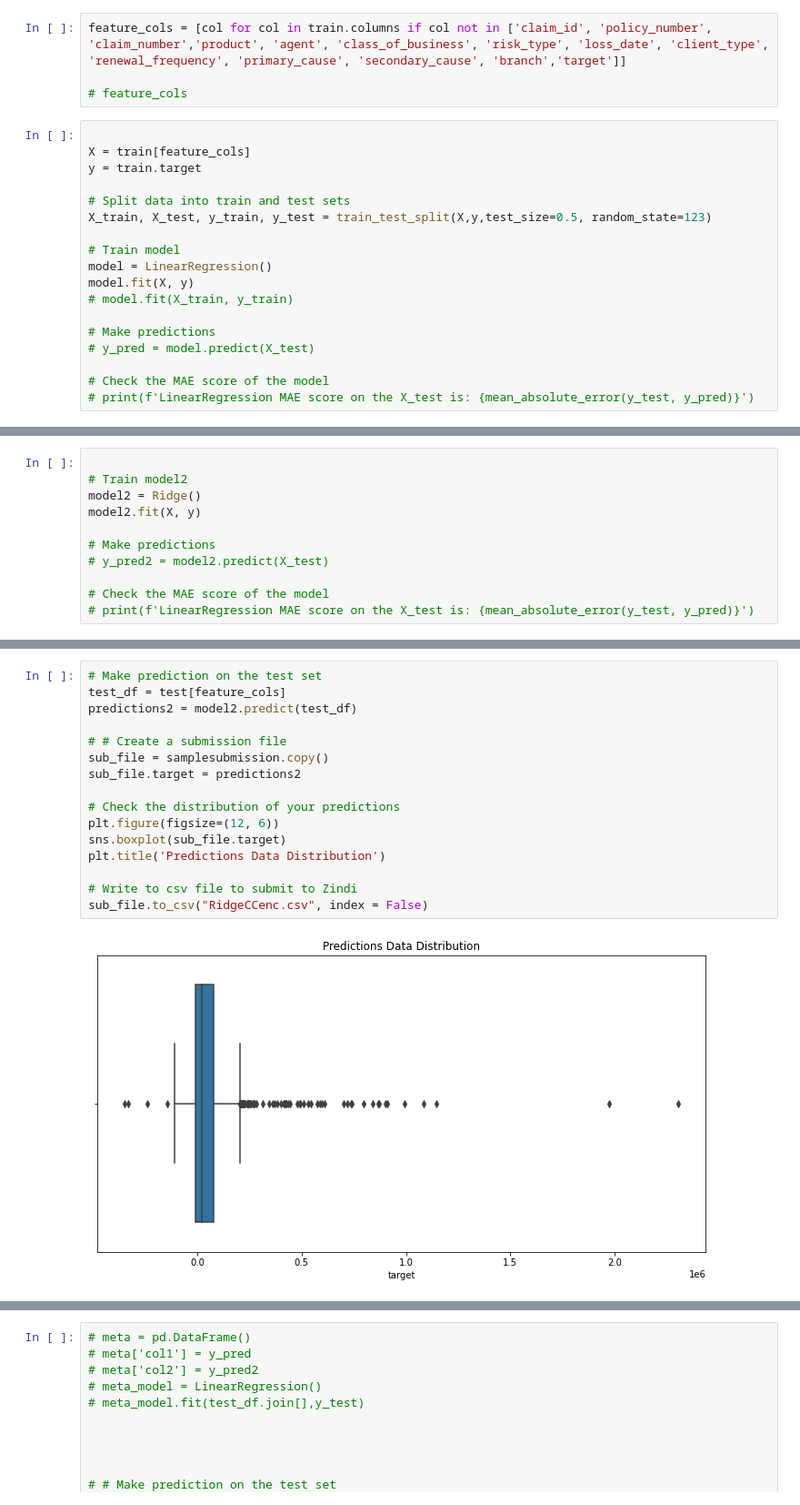
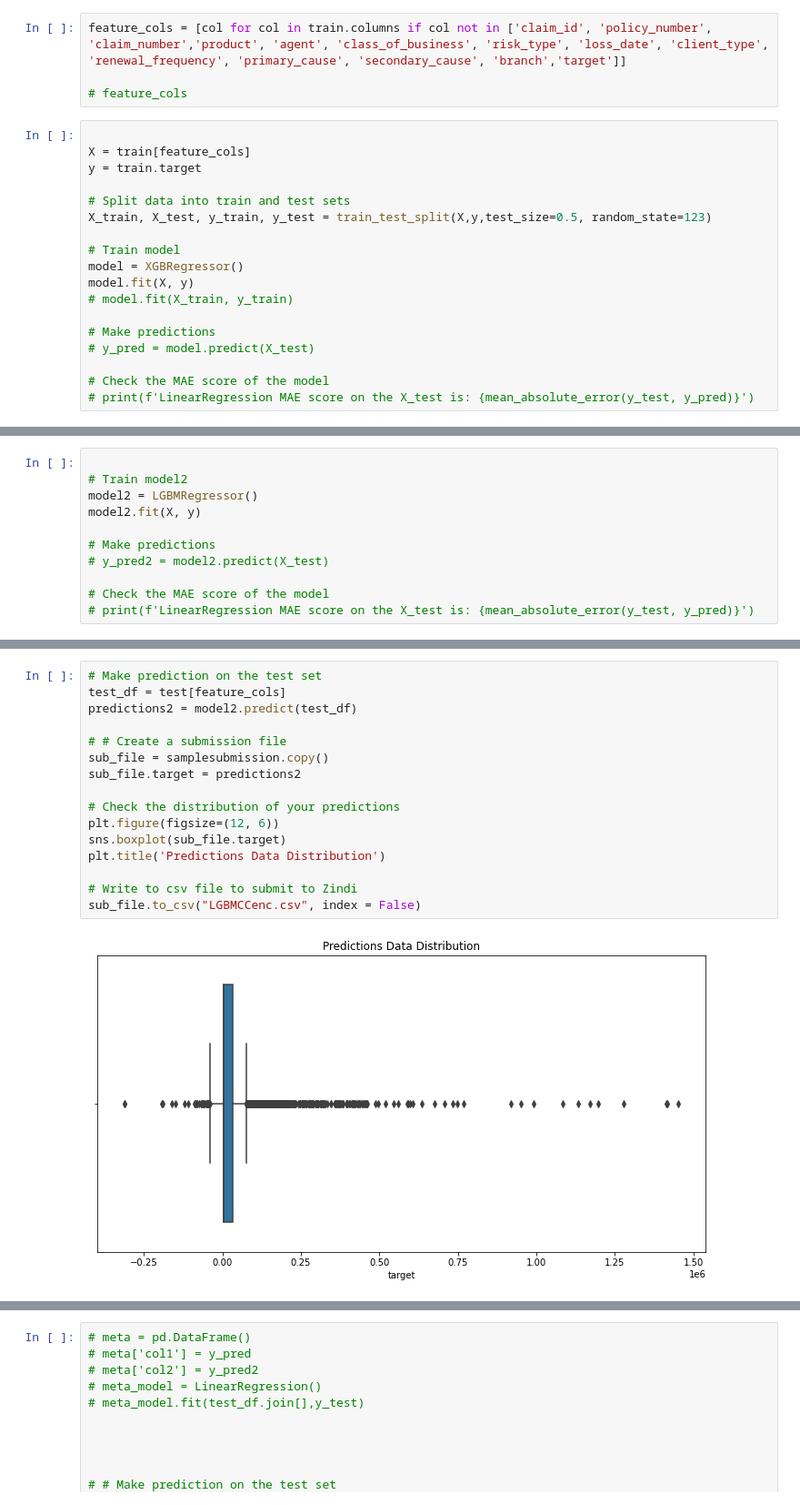
Before and after one commit to simiel/2022UHA, a Jupyter notebook: notebook/2.ipynb, the cells around one changed output, grey strips where cells are left out. Shown: that part at 91% size. Cells and saved outputs as stored; diff of their text form.

```diff
--- a/notebook/2.ipynb
+++ b/notebook/2.ipynb
@@ -130,7 +130,7 @@ y = train.target
 X_train, X_test, y_train, y_test = train_test_split(X,y,test_size=0.5, random_state=123)
 
 # Train model
-model = LinearRegression()
+model = XGBRegressor()
 model.fit(X, y)
 # model.fit(X_train, y_train)
 
@@ -144,7 +152,7 @@ LinearRegression()
 # %%
 
 # Train model2
-model2 = Ridge()
+model2 = LGBMRegressor()
 model2.fit(X, y)
 
 # Make predictions
@@ -175,21 +183,21 @@ sub_file.to_csv("LinearCCenc.csv", index = False)
 # %%
 # Make prediction on the test set
 test_df = test[feature_cols]
 predictions2 = model2.predict(test_df)
 
 # # Create a submission file
 sub_file = samplesubmission.copy()
 sub_file.target = predictions2
 
 # Check the distribution of your predictions
 plt.figure(figsize=(12, 6))
 sns.boxplot(sub_file.target)
 plt.title('Predictions Data Distribution')
 
 # Write to csv file to submit to Zindi
-sub_file.to_csv("RidgeCCenc.csv", index = False)
+sub_file.to_csv("LGBMCCenc.csv", index = False)
 # %% [output]
-[figure, old version]
+[figure, new version]
 # %%
 blend = predictions * .5 + predictions2 * .5
 
```
Also changed, not shown: parts of 5 cells of this notebook, 4 other files.
